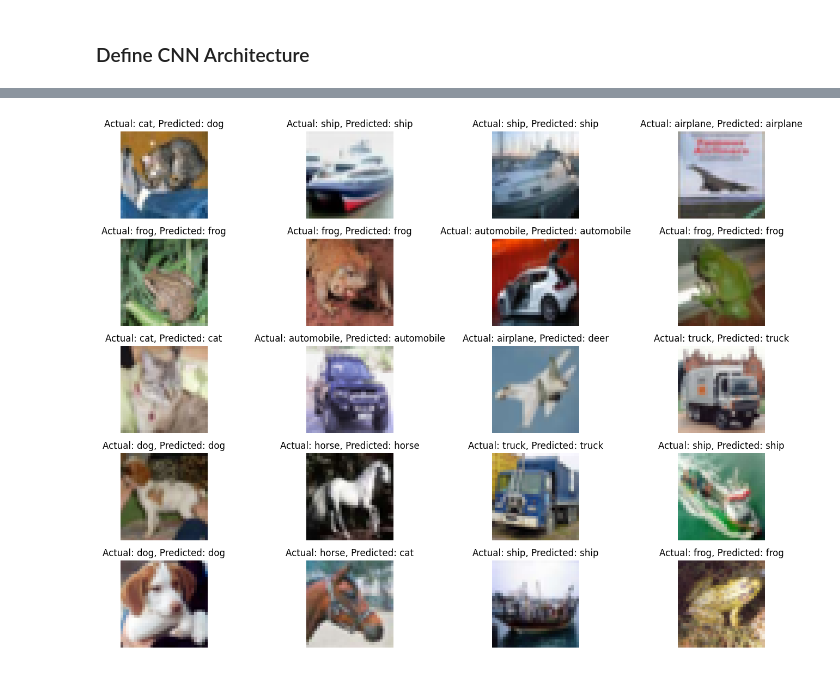
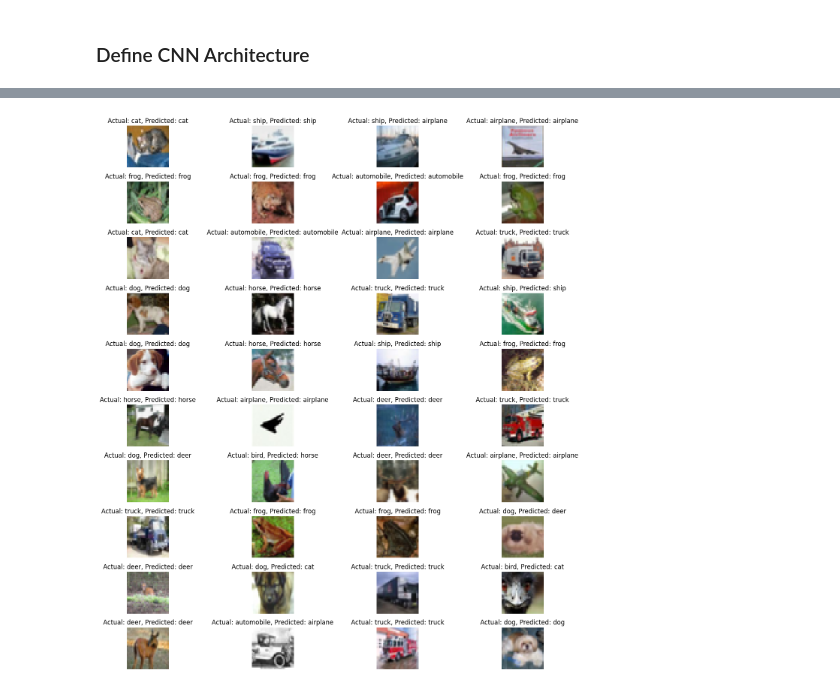
Before and after one commit to pnytrainingrepo/artificial-intelligence, a Jupyter notebook: python-codes/ML_CODE/NN/CNN(Basics).ipynb, the cells around one changed output, grey strips where cells are left out. Cells and saved outputs as stored; diff of their text form; code cells hidden in the pictures.

```diff
--- a/python-codes/ML_CODE/NN/CNN(Basics).ipynb
+++ b/python-codes/ML_CODE/NN/CNN(Basics).ipynb
@@ -26,6 +28,14 @@ CIFAR-10: Airplane, Automobile, Bird, Cat, Deer, Dog, Frog, Horse, Ship, Truck
 # %%
 # Load CIFAR-10 dataset
 (x_train, y_train), (x_test, y_test) = cifar10.load_data()
+# %%
+datagen = ImageDataGenerator(
+    rotation_range=20,
+    width_shift_range=0.2,
+    height_shift_range=0.2,
+    horizontal_flip=True
+)
+datagen.fit(x_train)  # Assuming train_images is your training data
 # %% [markdown]
 ### Display Sample Images with Class Labels
 # %%
@@ -70,7 +80,9 @@ array([0., 0., 0., 0., 0., 0., 1., 0., 0., 0.], dtype=float32)
 model = Sequential()
 # Conv2D layer with 32 filters, kernel size 3x3, input shape (32, 32, 3)
 # Input size: 32x32x3, Kernel size: 3x3, Number of kernels: 32, Output size: 30x30x32. [input_size-kernel]+1
-model.add(Conv2D(32, (3, 3), activation='relu', input_shape=(32, 32, 3)))
+model.add(Conv2D(64, (3, 3), activation='relu', input_shape=(32, 32, 3)))
+# Normalization
+model.add(BatchNormalization())
 # MaxPooling2D layer with pool size 2x2
 # Output size: 15x15x32
 model.add(MaxPooling2D((2, 2)))
@@ -80,19 +92,25 @@ model.add(MaxPooling2D((2, 2)))
 
 # Conv2D layer with 64 filters, kernel size 3x3
 # Input size: 15x15x32, Kernel size: 3x3, Number of kernels: 64, Output size: 13x13x64
-model.add(Conv2D(64, (3, 3), activation='relu'))
+model.add(Conv2D(128, (3, 3), activation='relu'))
+# Normalization
+model.add(BatchNormalization())
 # MaxPooling2D layer with pool size 2x2
 # Output size: 6x6x64
 model.add(MaxPooling2D((2, 2)))
 # Conv2D layer with 64 filters, kernel size 3x3
 # Input size: 6x6x64, Kernel size: 3x3, Number of kernels: 64, Output size: 4x4x64
-model.add(Conv2D(64, (3, 3), activation='relu'))
+model.add(Conv2D(128, (3, 3), activation='relu'))
+# Normalization
+model.add(BatchNormalization())
 # Flatten layer
 # Output size: 1024
 model.add(Flatten())
 # Dense layer with 64 units
 # Input size: 1024, Output size: 64
-model.add(Dense(64, activation='relu'))
+model.add(Dense(128, activation='relu'))
+# Normaization
+model.add(BatchNormalization())
 # Dense layer with 10 units (output layer)
 # Input size: 64, Output size: 10
 
@@ -128,7 +144,7 @@ Model: "sequential"
 ![image.png](embedded-picture-1)
 # %%
 # Compile the model
-model.compile(optimizer=Adam(learning_rate=0.001),
+model.compile(optimizer=Adam(learning_rate=0.0001),
               loss='categorical_crossentropy',
               metrics=['accuracy'])
 
@@ -136,6 +152,6 @@ model.compile(optimizer=Adam(learning_rate=0.001),
 # other loss functions are mean_squared_error, mean_absolute_error, mean_absolute_percentage_error, mean_squared_logarithmic_error, binary_crossentropy
 # %%
 # Train the model
-model.fit(x_train, y_train, batch_size=32, epochs=5,
+model.fit(x_train, y_train, batch_size=64, epochs=10,
           validation_data=(x_test, y_test))
 # %% [output]
@@ -171,20 +197,20 @@ pred = model.predict(x_test)
 # %%
-num_images_to_display = 20
+num_images_to_display = 40
 num_columns = 4
 num_rows = (num_images_to_display + num_columns - 1) // num_columns
 
-fig, axes = plt.subplots(num_rows, num_columns, figsize=(15, 10))
+fig, axes = plt.subplots(num_rows, num_columns, figsize=(15, 15))
 for i, ax in enumerate(axes.flat):
     if i < num_images_to_display:
         ax.imshow(x_test[i])
         actual_label = class_labels[np.argmax(y_test[i])]
         predicted_label = class_labels[np.argmax(pred[i])]
         ax.set_title(f"Actual: {actual_label}, Predicted: {predicted_label}")
         ax.axis('off')
     else:
         ax.axis('off')
 
 plt.tight_layout()
 plt.show()
 # %% [output]
-[figure, old version]
+[figure, new version]
```
Also changed, not shown: parts of 6 cells of this notebook.
